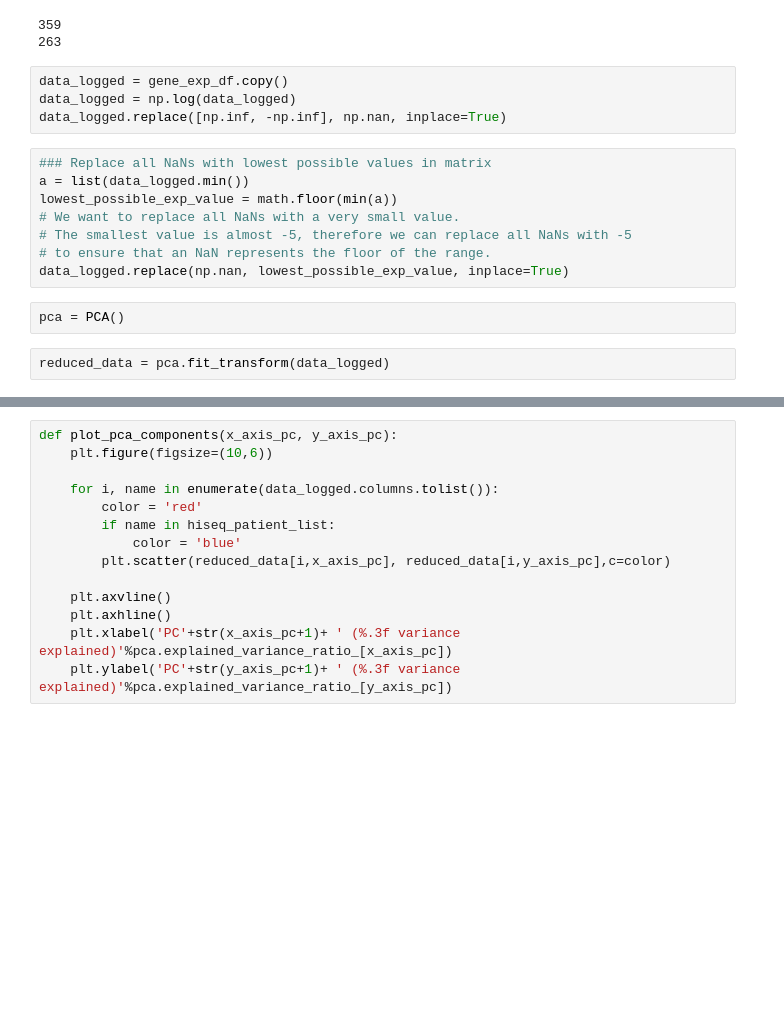
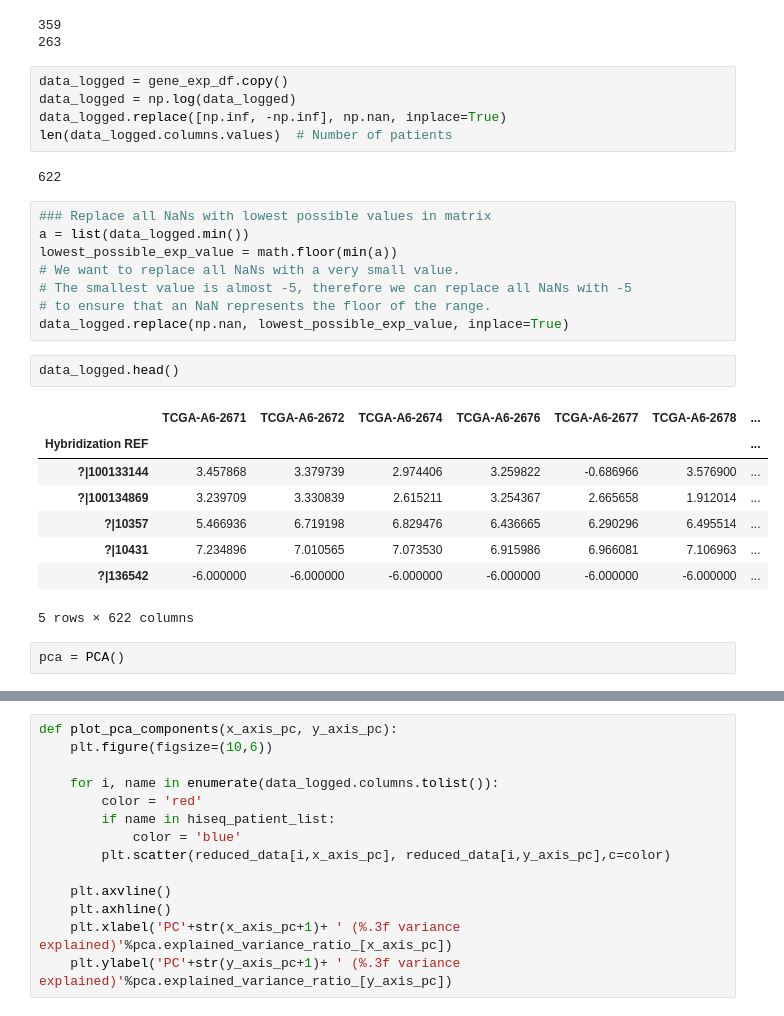
Before and after one commit to pvphaneuf/cse283, a Jupyter notebook: proj/combined_batch_pca.ipynb, the cells around one changed output, grey strips where cells are left out. Saved outputs shown, nothing was run; the diff lists cells and outputs as text; blank space fills up the shorter version.

```diff
--- a/proj/combined_batch_pca.ipynb
+++ b/proj/combined_batch_pca.ipynb
@@ -32,6 +32,9 @@ print(len(ga_patient_list))
 data_logged = gene_exp_df.copy()
 data_logged = np.log(data_logged)
 data_logged.replace([np.inf, -np.inf], np.nan, inplace=True)
+len(data_logged.columns.values)  # Number of patients
+# %% [output]
+622
 # %%
 ### Replace all NaNs with lowest possible values in matrix
 a = list(data_logged.min())
@@ -40,9 +43,18 @@ lowest_possible_exp_value = math.floor(min(a))
 # The smallest value is almost -5, therefore we can replace all NaNs with -5
 # to ensure that an NaN represents the floor of the range.
 data_logged.replace(np.nan, lowest_possible_exp_value, inplace=True)
+# %%
+data_logged.head()
+# %% [output]
+|  | TCGA-A6-2671 | TCGA-A6-2672 | TCGA-A6-2674 | TCGA-A6-2676 | TCGA-A6-2677 | TCGA-A6-2678 | ... |
+| Hybridization REF |  |  |  |  |  |  | ... |
+| ?|100133144 | 3.457868 | 3.379739 | 2.974406 | 3.259822 | -0.686966 | 3.576900 | ... |
+| ?|100134869 | 3.239709 | 3.330839 | 2.615211 | 3.254367 | 2.665658 | 1.912014 | ... |
+| ?|10357 | 5.466936 | 6.719198 | 6.829476 | 6.436665 | 6.290296 | 6.495514 | ... |
+| ?|10431 | 7.234896 | 7.010565 | 7.073530 | 6.915986 | 6.966081 | 7.106963 | ... |
+| ?|136542 | -6.000000 | -6.000000 | -6.000000 | -6.000000 | -6.000000 | -6.000000 | ... |
+5 rows × 622 columns
 # %%
 pca = PCA()
-# %%
-reduced_data = pca.fit_transform(data_logged)
 # %%
 len(reduced_data)
```
Also changed, not shown: parts of 9 cells of this notebook, 7 other files.
